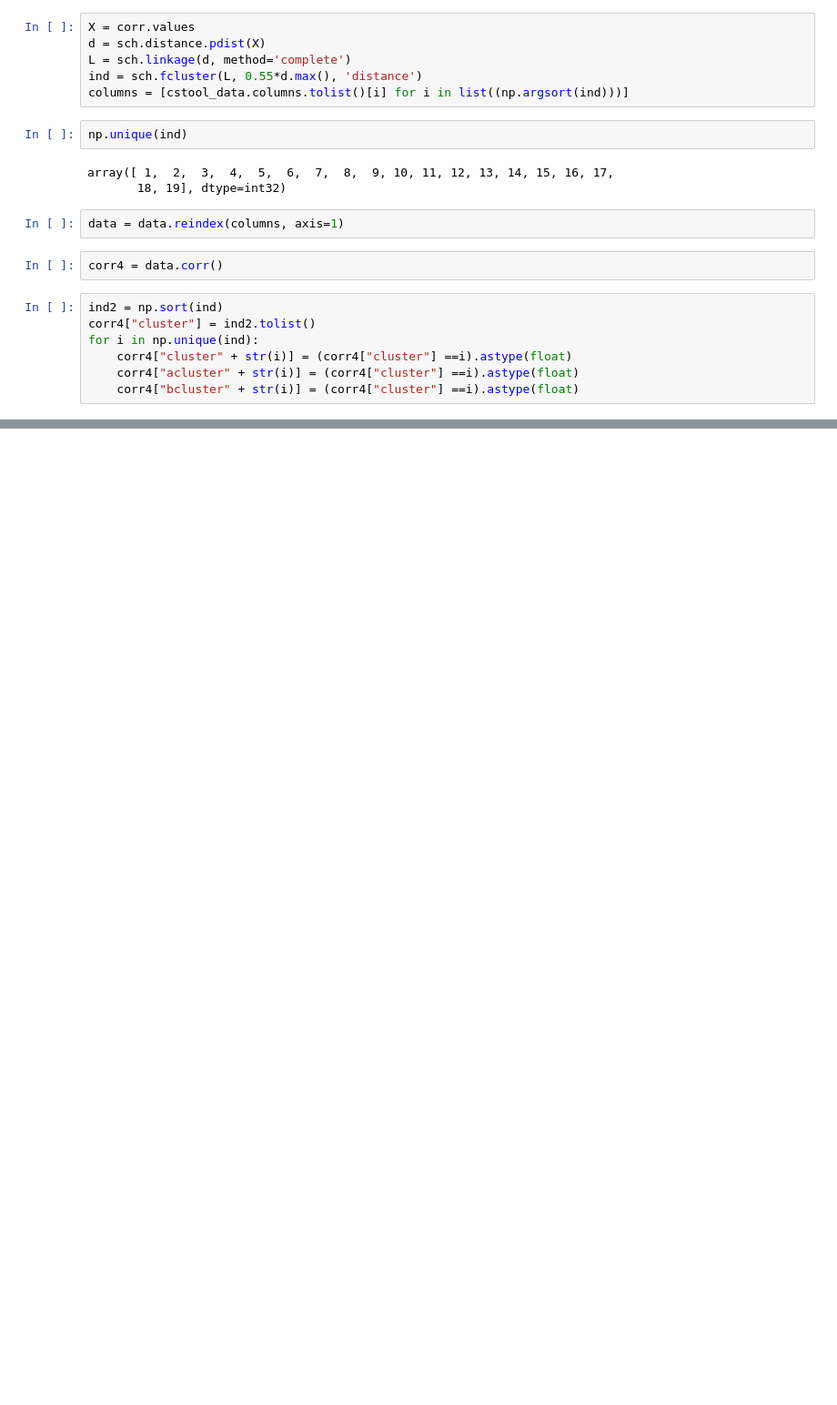
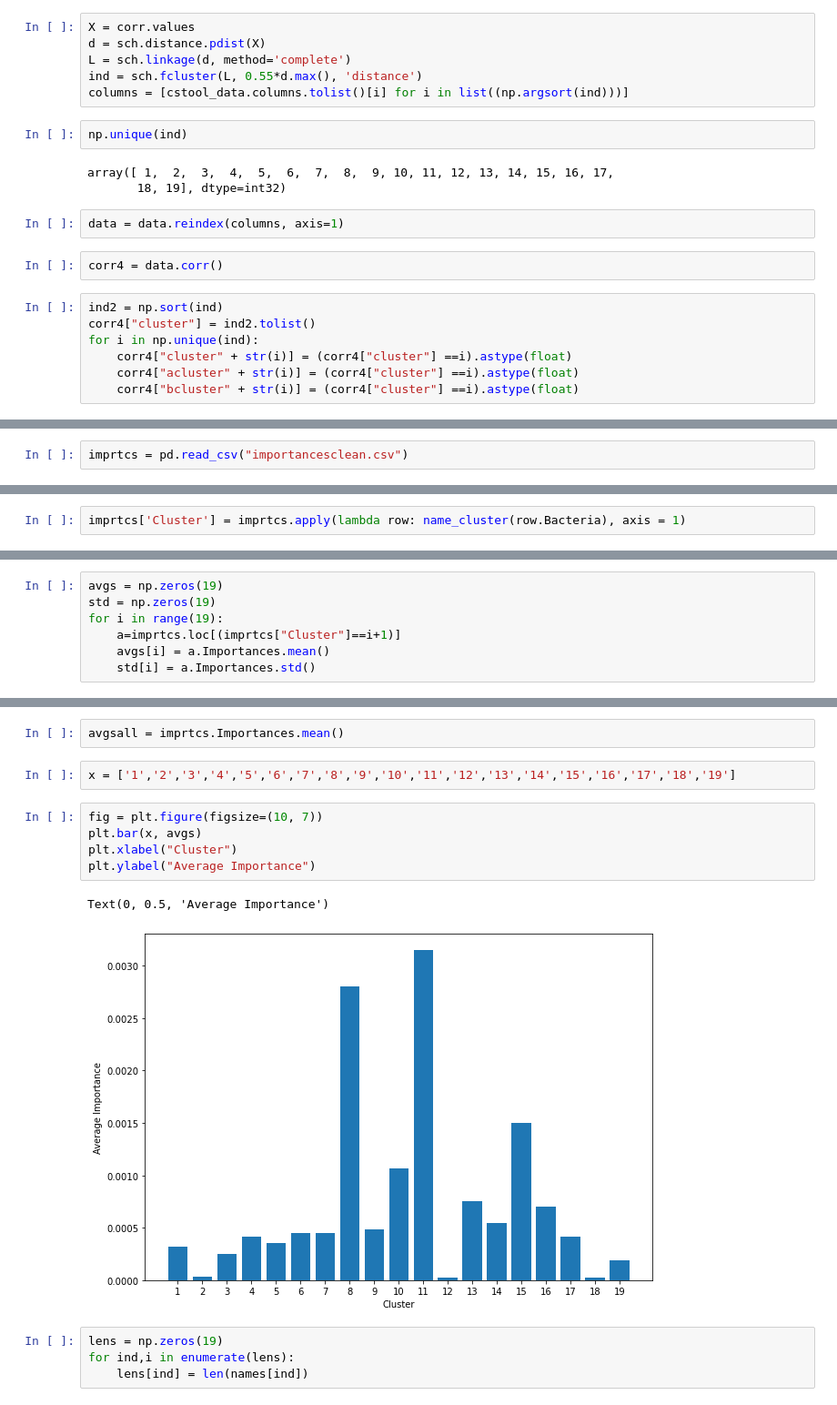
Before and after one commit to ahmadhassan997/CSCI-5523-Human-Microbiome-Project, a Jupyter notebook: Bacteria_Clustering/BacteriaClustering-Copy1.ipynb, the cells around one changed output, grey strips where cells are left out. Shown at 91% size. Cells and saved outputs as stored; diff of their text form; blank space fills up the shorter version.

```diff
--- a/Bacteria_Clustering/BacteriaClustering-Copy1.ipynb
+++ b/Bacteria_Clustering/BacteriaClustering-Copy1.ipynb
@@ -211,0 +270,2 @@ for i in np.unique(ind):
+# %%
+imprtcs = pd.read_csv("importancesclean.csv")
@@ -211,0 +288,2 @@ for i in np.unique(ind):
+# %%
+imprtcs['Cluster'] = imprtcs.apply(lambda row: name_cluster(row.Bacteria), axis = 1)
@@ -211,0 +306,7 @@ for i in np.unique(ind):
+# %%
+avgs = np.zeros(19)
+std = np.zeros(19)
+for i in range(19):
+    a=imprtcs.loc[(imprtcs["Cluster"]==i+1)]
+    avgs[i] = a.Importances.mean()
+    std[i] = a.Importances.std()
@@ -211,0 +354,16 @@ for i in np.unique(ind):
+# %%
+avgsall = imprtcs.Importances.mean()
+# %%
+x = ['1','2','3','4','5','6','7','8','9','10','11','12','13','14','15','16','17','18','19']
+# %%
+fig = plt.figure(figsize=(10, 7))
+plt.bar(x, avgs)
+plt.xlabel("Cluster")
+plt.ylabel("Average Importance")
+# %% [output]
+Text(0, 0.5, 'Average Importance')
+[figure, added]
+# %%
+lens = np.zeros(19)
+for ind,i in enumerate(lens):
+    lens[ind] = len(names[ind])
```
Also changed, not shown: parts of 32 cells of this notebook, 3 other files.
